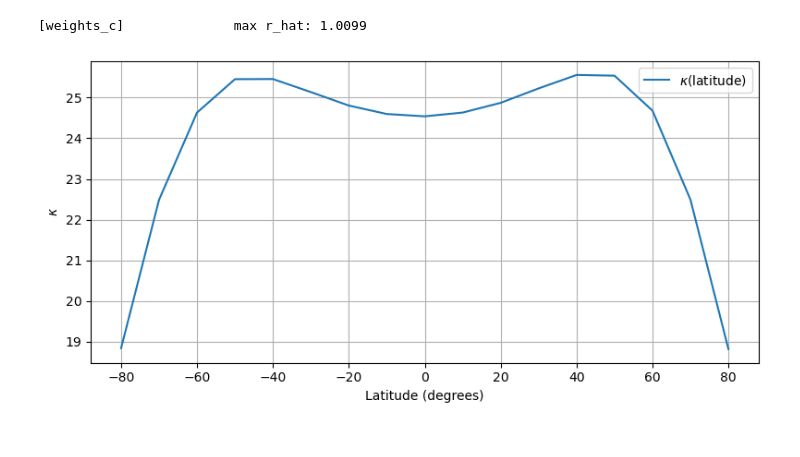
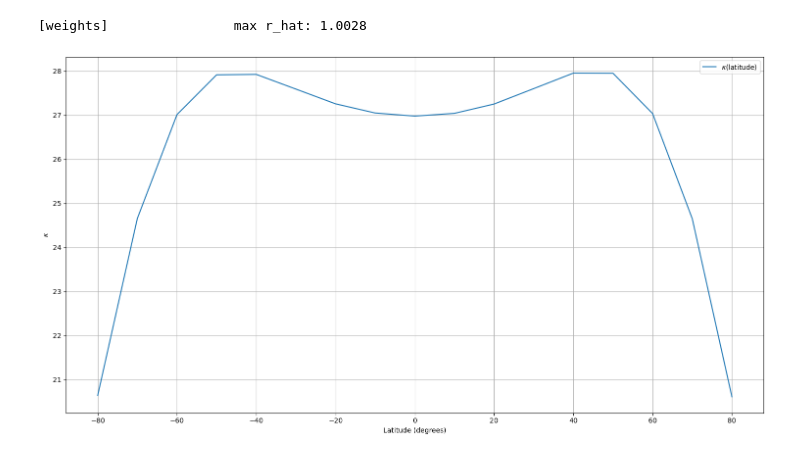
Before and after one commit to michaelgillan1/DiscreteVectorFields, a Jupyter notebook: notebooks/hourly-high-alt-wind.ipynb, the cells around one changed output. Drawn from its saved outputs; the diff is of its cells as text; code cells hidden in the pictures.

```diff
--- a/notebooks/hourly-high-alt-wind.ipynb
+++ b/notebooks/hourly-high-alt-wind.ipynb
@@ -177,14 +185,14 @@ realizations: (2208,)
 obs: (2208, 1836)
 # %%
 nuts_kernel = NUTS(nonstationary_model,
-                   max_tree_depth=6,
+                   max_tree_depth=3,
                    adapt_step_size=True,
                    adapt_mass_matrix=True)
 
 # Run MCMC
 mcmc = MCMC(nuts_kernel,
-            num_warmup=100,
-            num_samples=500)
+            num_warmup=250,
+            num_samples=1000)
 
 mcmc.run(jax.random.PRNGKey(0), Y=obs_vecs)
 
@@ -194,19 +202,20 @@ for k, v in summary_dict.items():
     spaces = " " * max(12 - len(k), 0)
     print("[{}] {} \t max r_hat: {:.4f}".format(k, spaces, np.max(v["r_hat"])))
 # %% [output]
-[weights_c]              max r_hat: 1.0099
+[weights]                max r_hat: 1.0028
 # %%
-weights_c_post_mean = summary_dict["weights_c"]['mean']
+weights_c_post_mean = summary_dict["weights"]['mean']
 
-kappa_lat = jax.nn.softplus(jnp.dot(phi_basis, weights)) + 1
+kappa_lat = jax.nn.softplus(jnp.dot(phi_basis, weights_c_post_mean)) + 1
 
-plt.figure(figsize=(8, 4))
+plt.figure(figsize=(15, 8))
 plt.plot(lats_grid.flatten(), kappa_lat, label=f"$\kappa$(latitude)")
 plt.xlabel("Latitude (degrees)")
 plt.ylabel(f"$\kappa$")
 plt.grid(True)
 plt.legend()
 plt.tight_layout()
-plt.savefig('plots/kappa-lat.png', bbox_inches='tight', dpi=400)
+plt.show()
+# plt.savefig('plots/kappa-lat.png', bbox_inches='tight', dpi=500)
 # %% [output]
-[figure, old version]
+[figure, new version]
```
Also changed, not shown: parts of 8 cells of this notebook, 8 other files.
